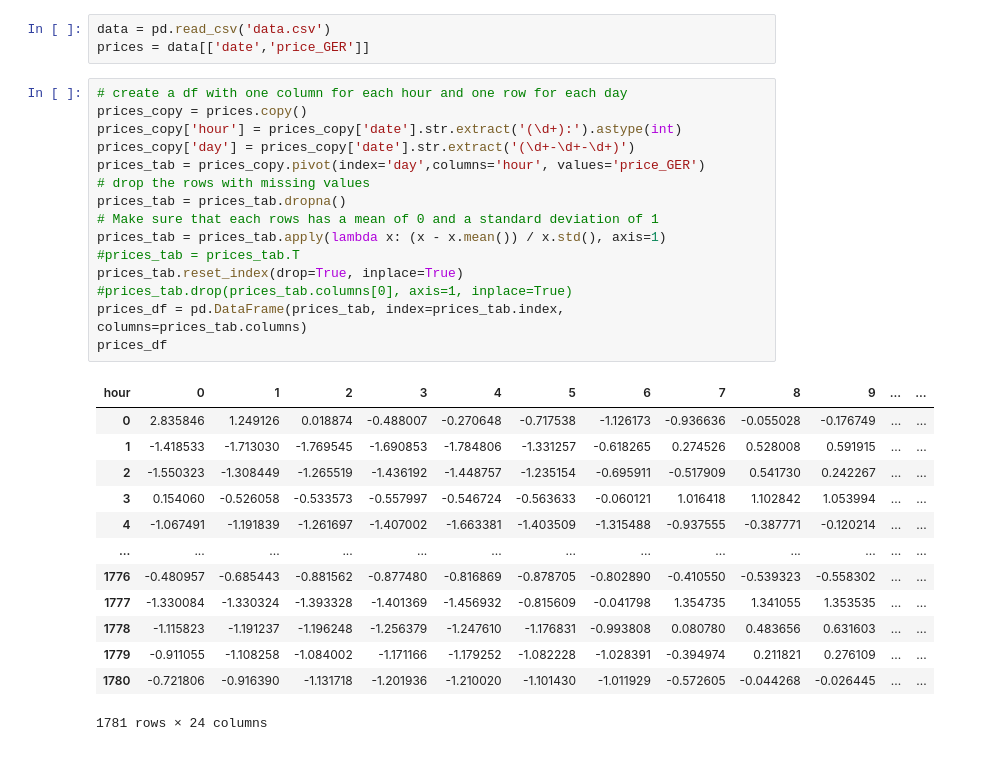
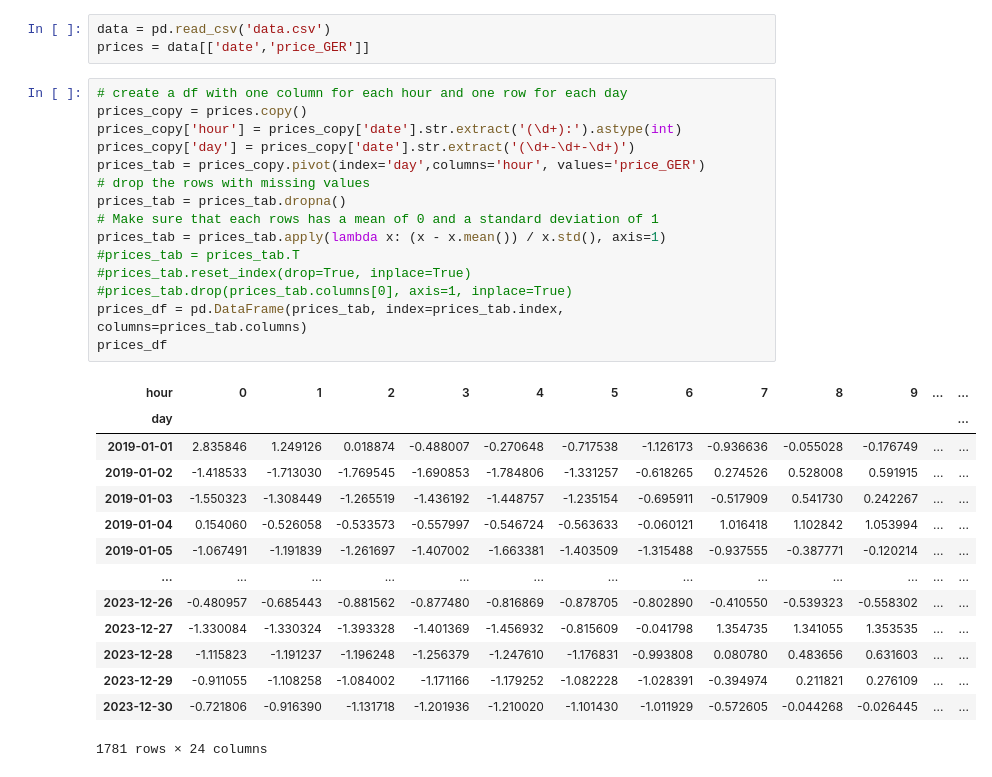
Before and after one commit to Linkschris/AdvancedBA, a Jupyter notebook: Data/plan_generation_Jan.ipynb, the cells around one changed output. Cells and saved outputs as stored; diff of their text form.

```diff
--- a/Data/plan_generation_Jan.ipynb
+++ b/Data/plan_generation_Jan.ipynb
@@ -10,31 +10,32 @@ prices = data[['date','price_GER']]
 # %%
 # create a df with one column for each hour and one row for each day
 prices_copy = prices.copy()
 prices_copy['hour'] = prices_copy['date'].str.extract('(\d+):').astype(int)
 prices_copy['day'] = prices_copy['date'].str.extract('(\d+-\d+-\d+)')
 prices_tab = prices_copy.pivot(index='day',columns='hour', values='price_GER')
 # drop the rows with missing values
 prices_tab = prices_tab.dropna()
 # Make sure that each rows has a mean of 0 and a standard deviation of 1
 prices_tab = prices_tab.apply(lambda x: (x - x.mean()) / x.std(), axis=1)
 #prices_tab = prices_tab.T
-prices_tab.reset_index(drop=True, inplace=True)
+#prices_tab.reset_index(drop=True, inplace=True)
 #prices_tab.drop(prices_tab.columns[0], axis=1, inplace=True)
 prices_df = pd.DataFrame(prices_tab, index=prices_tab.index, columns=prices_tab.columns)
 prices_df
 # %% [output]
 | hour | 0 | 1 | 2 | 3 | 4 | 5 | 6 | 7 | 8 | 9 | ... | ... |
-| 0 | 2.835846 | 1.249126 | 0.018874 | -0.488007 | -0.270648 | -0.717538 | -1.126173 | -0.936636 | -0.055028 | -0.176749 | ... | ... |
-| 1 | -1.418533 | -1.713030 | -1.769545 | -1.690853 | -1.784806 | -1.331257 | -0.618265 | 0.274526 | 0.528008 | 0.591915 | ... | ... |
-| 2 | -1.550323 | -1.308449 | -1.265519 | -1.436192 | -1.448757 | -1.235154 | -0.695911 | -0.517909 | 0.541730 | 0.242267 | ... | ... |
-| 3 | 0.154060 | -0.526058 | -0.533573 | -0.557997 | -0.546724 | -0.563633 | -0.060121 | 1.016418 | 1.102842 | 1.053994 | ... | ... |
-| 4 | -1.067491 | -1.191839 | -1.261697 | -1.407002 | -1.663381 | -1.403509 | -1.315488 | -0.937555 | -0.387771 | -0.120214 | ... | ... |
+| day |  |  |  |  |  |  |  |  |  |  |  | ... |
+| 2019-01-01 | 2.835846 | 1.249126 | 0.018874 | -0.488007 | -0.270648 | -0.717538 | -1.126173 | -0.936636 | -0.055028 | -0.176749 | ... | ... |
+| 2019-01-02 | -1.418533 | -1.713030 | -1.769545 | -1.690853 | -1.784806 | -1.331257 | -0.618265 | 0.274526 | 0.528008 | 0.591915 | ... | ... |
+| 2019-01-03 | -1.550323 | -1.308449 | -1.265519 | -1.436192 | -1.448757 | -1.235154 | -0.695911 | -0.517909 | 0.541730 | 0.242267 | ... | ... |
+| 2019-01-04 | 0.154060 | -0.526058 | -0.533573 | -0.557997 | -0.546724 | -0.563633 | -0.060121 | 1.016418 | 1.102842 | 1.053994 | ... | ... |
+| 2019-01-05 | -1.067491 | -1.191839 | -1.261697 | -1.407002 | -1.663381 | -1.403509 | -1.315488 | -0.937555 | -0.387771 | -0.120214 | ... | ... |
 | ... | ... | ... | ... | ... | ... | ... | ... | ... | ... | ... | ... | ... |
-| 1776 | -0.480957 | -0.685443 | -0.881562 | -0.877480 | -0.816869 | -0.878705 | -0.802890 | -0.410550 | -0.539323 | -0.558302 | ... | ... |
-| 1777 | -1.330084 | -1.330324 | -1.393328 | -1.401369 | -1.456932 | -0.815609 | -0.041798 | 1.354735 | 1.341055 | 1.353535 | ... | ... |
-| 1778 | -1.115823 | -1.191237 | -1.196248 | -1.256379 | -1.247610 | -1.176831 | -0.993808 | 0.080780 | 0.483656 | 0.631603 | ... | ... |
-| 1779 | -0.911055 | -1.108258 | -1.084002 | -1.171166 | -1.179252 | -1.082228 | -1.028391 | -0.394974 | 0.211821 | 0.276109 | ... | ... |
-| 1780 | -0.721806 | -0.916390 | -1.131718 | -1.201936 | -1.210020 | -1.101430 | -1.011929 | -0.572605 | -0.044268 | -0.026445 | ... | ... |
+| 2023-12-26 | -0.480957 | -0.685443 | -0.881562 | -0.877480 | -0.816869 | -0.878705 | -0.802890 | -0.410550 | -0.539323 | -0.558302 | ... | ... |
+| 2023-12-27 | -1.330084 | -1.330324 | -1.393328 | -1.401369 | -1.456932 | -0.815609 | -0.041798 | 1.354735 | 1.341055 | 1.353535 | ... | ... |
+| 2023-12-28 | -1.115823 | -1.191237 | -1.196248 | -1.256379 | -1.247610 | -1.176831 | -0.993808 | 0.080780 | 0.483656 | 0.631603 | ... | ... |
+| 2023-12-29 | -0.911055 | -1.108258 | -1.084002 | -1.171166 | -1.179252 | -1.082228 | -1.028391 | -0.394974 | 0.211821 | 0.276109 | ... | ... |
+| 2023-12-30 | -0.721806 | -0.916390 | -1.131718 | -1.201936 | -1.210020 | -1.101430 | -1.011929 | -0.572605 | -0.044268 | -0.026445 | ... | ... |
 1781 rows × 24 columns
 # %%
 # plot the data for 10 random rows
```
Also changed, not shown: parts of 9 cells of this notebook, 2 other files.
